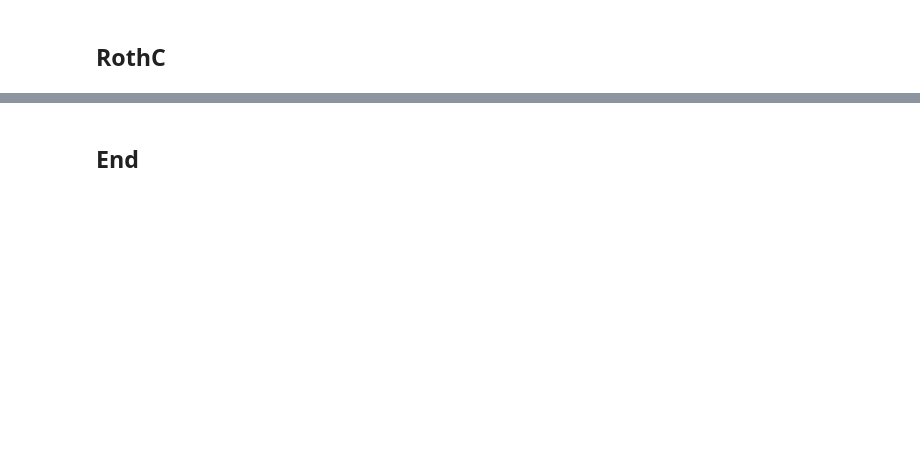
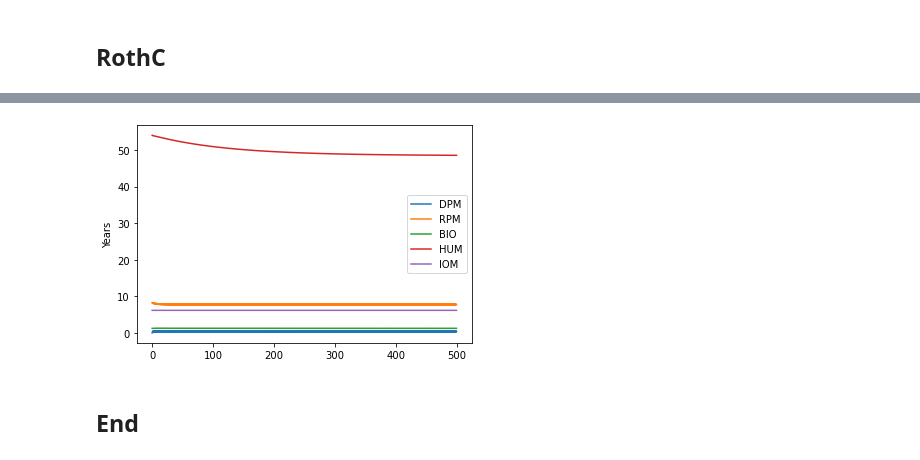
Before and after one commit to mishagrol/pyRothC, a Jupyter notebook: notebooks/pyRothC.ipynb, the cells around one changed output, grey strips where cells are left out. Cells and saved outputs as stored; diff of their text form; code cells hidden in the pictures; blank space fills up the shorter version.

```diff
--- a/notebooks/pyRothC.ipynb
+++ b/notebooks/pyRothC.ipynb
@@ -40,2 +49,28 @@ plt.show()
+# %%
+RPMptf=(0.184*SOC + 0.1555)*(clay + 1.275)**(-0.1158)
+HUMptf=(0.7148*SOC + 0.5069)*(clay + 0.3421)**(0.0184)
+BIOptf=(0.014*SOC + 0.0075)*(clay + 8.8473)**(0.0567)
+
+DPMptf=SOC-IOM-RPMptf-HUMptf-BIOptf
+
+C0=np.array([DPMptf, RPMptf, BIOptf, HUMptf, IOM])
+# %%
+rothC = RothC(temperature=Temp,
+             precip=Precip,
+             evaporation=Evp,
+             clay = 48,
+             input_carbon=input_carbon,
+             pE=1.0,
+             C0=C0)
+
+df = rothC.compute()
+df.index = rothC.t
+fig, ax = plt.subplots(1,1,figsize=(6,4))
+df.plot(ax=ax)
+ax.set_ylabel('C stocks (Mg/ha)')
+ax.set_ylabel('Years')
+plt.show()
+# %% [output]
+[figure, added]
 # %% [markdown]
 ## End
```
Also changed, not shown: parts of 4 cells of this notebook, 2 other files.
